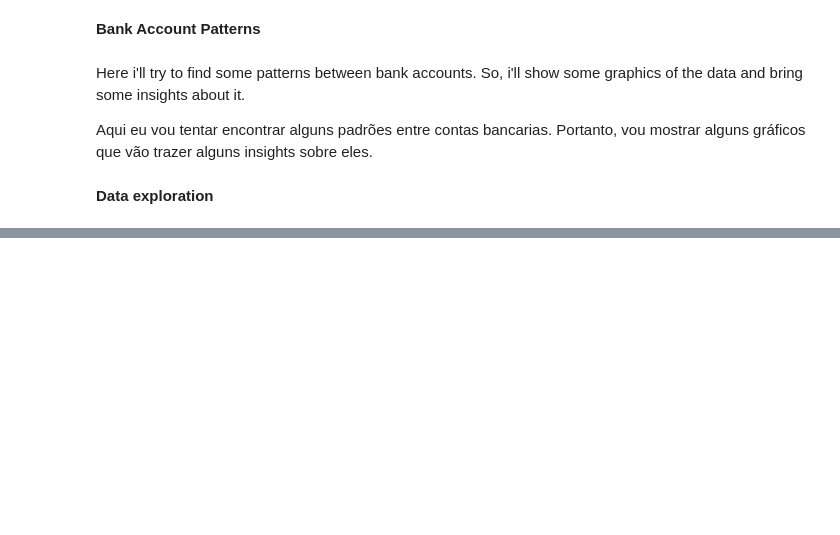
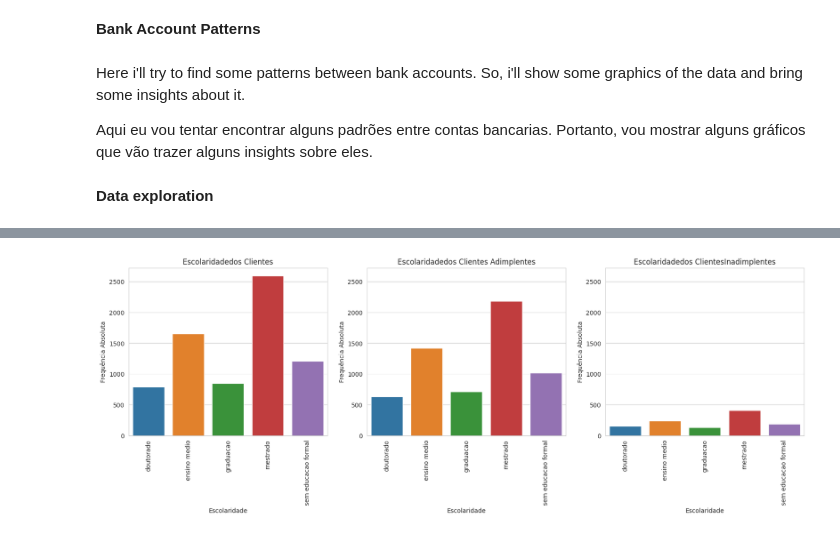
Before and after one commit to LcsCala/DataScienceBankProject, a Jupyter notebook: projeto-contas-bancarias.ipynb, the cells around one changed output, grey strips where cells are left out. Saved outputs shown, nothing was run; the diff lists cells and outputs as text; code cells hidden in the pictures; blank space fills up the shorter version.

Commit message:
Data view with graphics
Now is possible to see the data and how it relates.

Agora é possível ver os dados e como eles se relacionam

```diff
--- a/projeto-contas-bancarias.ipynb
+++ b/projeto-contas-bancarias.ipynb
@@ -68,0 +198,6 @@ stats_missing_data(df=df[df['default'] ==  1])
+# %%
+#Function to clear data
+fn = lambda value: float(value.replace(".","").replace(",","."))
+# %%
+df['valor_transacoes_12m'] = df['valor_transacoes_12m'].apply(fn)
+df['limite_credito'] = df['limite_credito'].apply(fn)
@@ -68,0 +210,3 @@ stats_missing_data(df=df[df['default'] ==  1])
+# %%
+#Delete na data
+df.dropna(inplace=True)
@@ -68,0 +215,3 @@ stats_missing_data(df=df[df['default'] ==  1])
+# %%
+df_compliant = df[df['default'] == 0]
+df_overdue = df[df['default'] == 1]
@@ -68,0 +229,31 @@ stats_missing_data(df=df[df['default'] ==  1])
+# %%
+colum = 'escolaridade'
+titles= [ 'Escolaridadedos Clientes', 'Escolaridadedos Clientes Adimplentes', 'Escolaridadedos ClientesInadimplentes' ]
+
+
+axis = 0
+max_y = 0
+max_freq = df.select_dtypes('object').describe()[colum]['freq'] * 1.1
+
+figure, axiss = plt.subplots(1, 3, figsize=(20, 5), sharex=True)
+
+for dataframe in [df, df_compliant, df_overdue]:
+    df_to_plot = dataframe[colum].value_counts().to_frame()
+    df_to_plot.columns = ['frequencia_absoluta']
+    df_to_plot[colum] = df_to_plot.index
+    df_to_plot.reset_index(drop=True, inplace=True)
+    df_to_plot.sort_values(by=[colum], inplace=True)
+
+    f = sns.barplot(x=df_to_plot[colum], y=df_to_plot['frequencia_absoluta'], ax=axiss[axis])
+    f.set(title=titles[axis], xlabel=colum.capitalize(), ylabel='Frequência Absoluta')
+    f.set_xticklabels(labels=f.get_xticklabels(), rotation=90)
+
+    _, max_y_f = f.get_ylim()
+    max_y = max_y_f if max_y_f > max_y else max_y
+    f.set(ylim=(0, max_y))
+
+    axis += 1
+
+figure.show()
+# %% [output]
+[figure, added]
```
Also changed, not shown: parts of 26 cells of this notebook.
